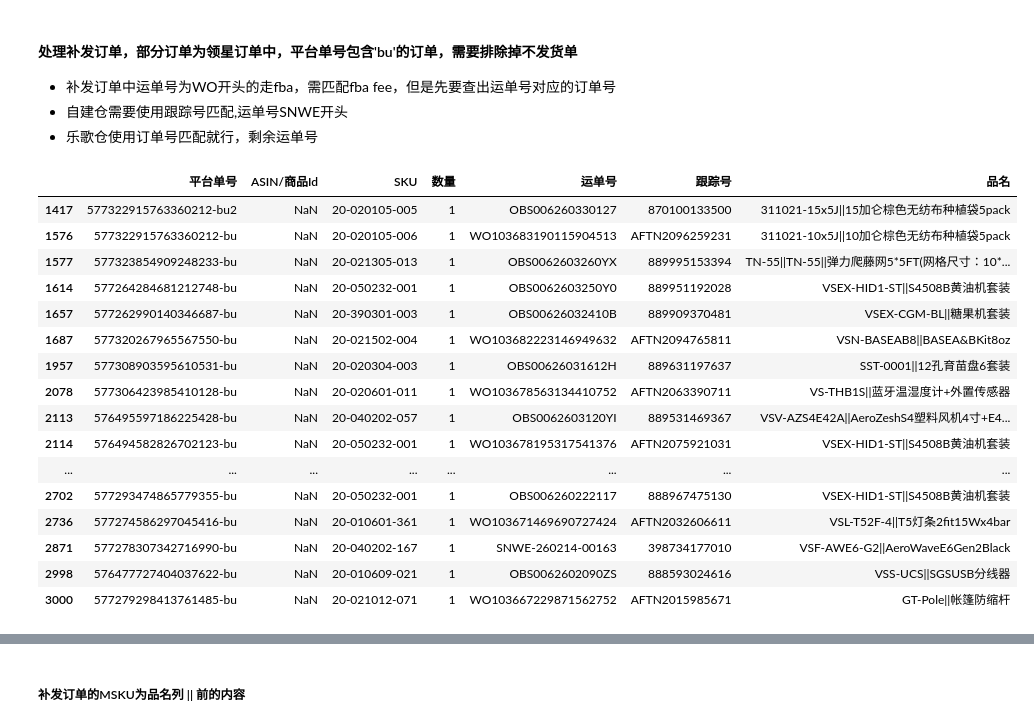
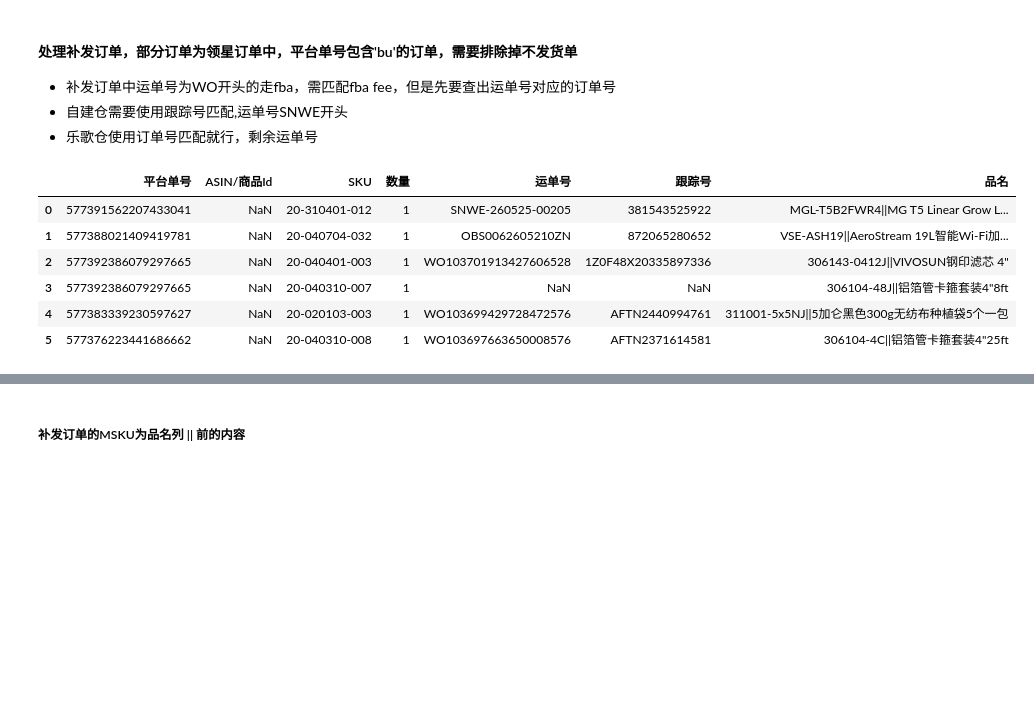
Before and after one commit to Diablosda/profit_calculate, a Jupyter notebook: tiktok核算.ipynb, the cells around one changed output, grey strips where cells are left out. Saved outputs shown, nothing was run; the diff lists cells and outputs as text; code cells hidden in the pictures; blank space fills up the shorter version.

```diff
--- a/tiktok核算.ipynb
+++ b/tiktok核算.ipynb
@@ -25,4 +39,10 @@ cal_month = last_month.month
 # 读取报表们
 advertise_table = pd.read_excel(rf'Tik Tok\{last_month_str}\广告消耗.xlsx')
 settlement_table = pd.read_excel(rf'Tik Tok\{last_month_str}\后台结算单.xlsx', sheet_name='Order details',dtype={'Order/adjustment ID': str,'SKU ID': str})
-orders_table = pd.read_excel(rf'Tik Tok\{last_month_str}\领星订单.xlsx', sheet_name='sheet1',dtype={'ASIN/商品Id': str, '平台单号': str, '订单总金额': float, '订单出库成本(CNY)': float})
+orders_table = pd.read_excel(
+    rf'Tik Tok\{last_month_str}\领星订单.xlsx',
+    sheet_name='sheet1',
+    # 将 str 改为 'string'
+    dtype={'ASIN/商品Id': 'string', '平台单号': 'string', '订单总金额': float, '订单出库成本(CNY)': float}
+)
+reissue_orders = pd.read_excel(rf'Tik Tok\{last_month_str}\补发订单.xlsx', sheet_name='sheet1',dtype={'ASIN/商品Id': str, '平台单号': str, '订单总金额': float, '订单出库成本(CNY)': float})
@@ -92,27 +193,16 @@ refund_table
 - 自建仓需要使用跟踪号匹配,运单号SNWE开头
 - 乐歌仓使用订单号匹配就行，剩余运单号
 # %%
-reissue_orders = orders_table[orders_table['平台单号'].str.contains('bu') & (orders_table['状态'] != '不发货')]
 reissue_orders = reissue_orders[['平台单号','ASIN/商品Id','SKU','数量','运单号','跟踪号','品名']]
 reissue_orders
 # %% [output]
 |  | 平台单号 | ASIN/商品Id | SKU | 数量 | 运单号 | 跟踪号 | 品名 |
-| 1417 | 577322915763360212-bu2 | NaN | 20-020105-005 | 1 | OBS006260330127 | 870100133500 | 311021-15x5J||15加仑棕色无纺布种植袋5pack |
-| 1576 | 577322915763360212-bu | NaN | 20-020105-006 | 1 | WO103683190115904513 | AFTN2096259231 | 311021-10x5J||10加仑棕色无纺布种植袋5pack |
-| 1577 | 577323854909248233-bu | NaN | 20-021305-013 | 1 | OBS0062603260YX | 889995153394 | TN-55||TN-55||弹力爬藤网5*5FT(网格尺寸：10*... |
-| 1614 | 577264284681212748-bu | NaN | 20-050232-001 | 1 | OBS0062603250Y0 | 889951192028 | VSEX-HID1-ST||S4508B黄油机套装 |
-| 1657 | 577262990140346687-bu | NaN | 20-390301-003 | 1 | OBS00626032410B | 889909370481 | VSEX-CGM-BL||糖果机套装 |
-| 1687 | 577320267965567550-bu | NaN | 20-021502-004 | 1 | WO103682223146949632 | AFTN2094765811 | VSN-BASEAB8||BASEA&BKit8oz |
-| 1957 | 577308903595610531-bu | NaN | 20-020304-003 | 1 | OBS00626031612H | 889631197637 | SST-0001||12孔育苗盘6套装 |
-| 2078 | 577306423985410128-bu | NaN | 20-020601-011 | 1 | WO103678563134410752 | AFTN2063390711 | VS-THB1S||蓝牙温湿度计+外置传感器 |
-| 2113 | 576495597186225428-bu | NaN | 20-040202-057 | 1 | OBS0062603120YI | 889531469367 | VSV-AZS4E42A||AeroZeshS4塑料风机4寸+E4... |
-| 2114 | 576494582826702123-bu | NaN | 20-050232-001 | 1 | WO103678195317541376 | AFTN2075921031 | VSEX-HID1-ST||S4508B黄油机套装 |
-| ... | ... | ... | ... | ... | ... | ... | ... |
-| 2702 | 577293474865779355-bu | NaN | 20-050232-001 | 1 | OBS006260222117 | 888967475130 | VSEX-HID1-ST||S4508B黄油机套装 |
-| 2736 | 577274586297045416-bu | NaN | 20-010601-361 | 1 | WO103671469690727424 | AFTN2032606611 | VSL-T52F-4||T5灯条2fit15Wx4bar |
-| 2871 | 577278307342716990-bu | NaN | 20-040202-167 | 1 | SNWE-260214-00163 | 398734177010 | VSF-AWE6-G2||AeroWaveE6Gen2Black |
-| 2998 | 576477727404037622-bu | NaN | 20-010609-021 | 1 | OBS0062602090ZS | 888593024616 | VSS-UCS||SGSUSB分线器 |
-| 3000 | 577279298413761485-bu | NaN | 20-021012-071 | 1 | WO103667229871562752 | AFTN2015985671 | GT-Pole||帐篷防缩杆 |
+| 0 | 577391562207433041 | NaN | 20-310401-012 | 1 | SNWE-260525-00205 | 381543525922 | MGL-T5B2FWR4||MG T5 Linear Grow L... |
+| 1 | 577388021409419781 | NaN | 20-040704-032 | 1 | OBS0062605210ZN | 872065280652 | VSE-ASH19||AeroStream 19L智能Wi-Fi加... |
+| 2 | 577392386079297665 | NaN | 20-040401-003 | 1 | WO103701913427606528 | 1Z0F48X20335897336 | 306143-0412J||VIVOSUN钢印滤芯 4" |
+| 3 | 577392386079297665 | NaN | 20-040310-007 | 1 | NaN | NaN | 306104-48J||铝箔管卡箍套装4"8ft |
+| 4 | 577383339230597627 | NaN | 20-020103-003 | 1 | WO103699429728472576 | AFTN2440994761 | 311001-5x5NJ||5加仑黑色300g无纺布种植袋5个一包 |
+| 5 | 577376223441686662 | NaN | 20-040310-008 | 1 | WO103697663650008576 | AFTN2371614581 | 306104-4C||铝箔管卡箍套装4"25ft |
 # %%
 cols_to_fill = reissue_orders.columns[reissue_orders.isna().any()]
 reissue_orders[cols_to_fill] = reissue_orders[cols_to_fill].ffill()
```
Also changed, not shown: parts of 35 cells of this notebook, 5 other files.
